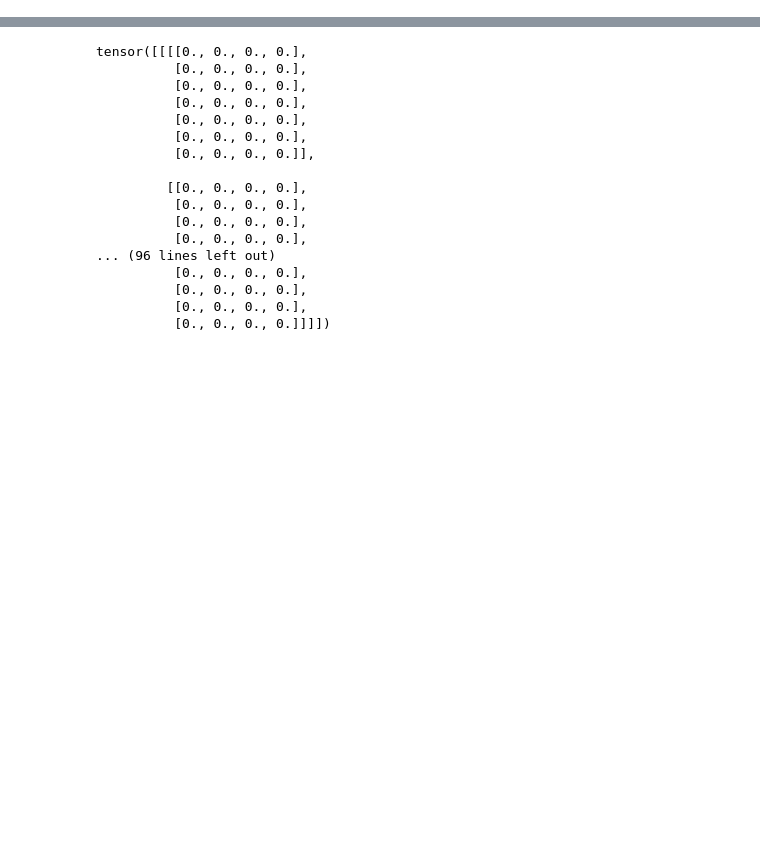
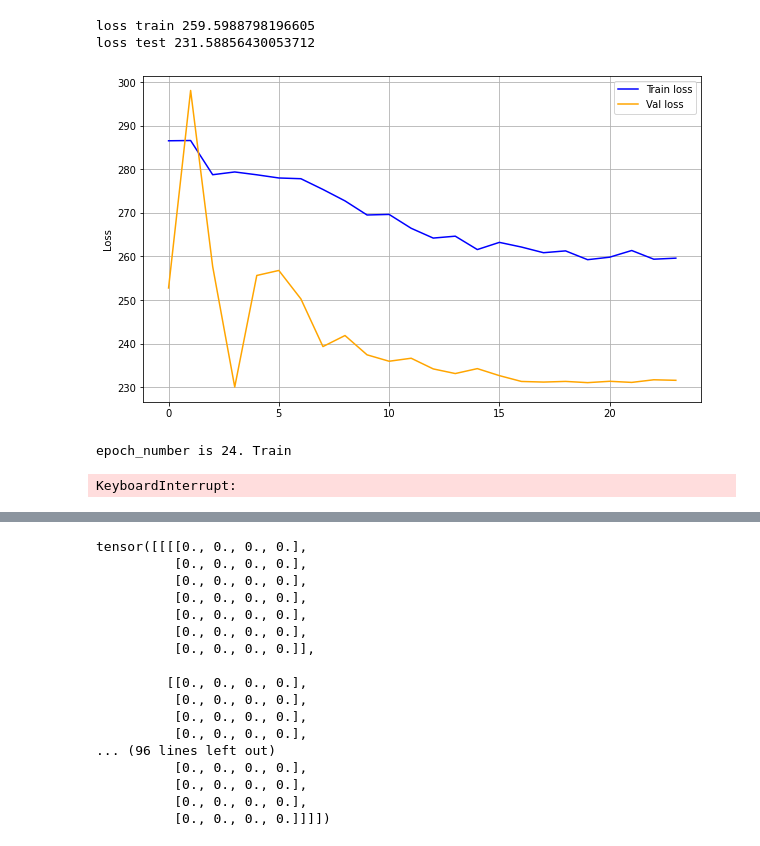
Before and after one commit to YakubovSlava/PrivateCodeRepo, a Jupyter notebook: ObjectDetection/model.ipynb, the cells around one changed output, grey strips where cells are left out. Drawn from its saved outputs; the diff is of its cells as text; code cells hidden in the pictures; blank space fills up the shorter version.

```diff
--- a/ObjectDetection/model.ipynb
+++ b/ObjectDetection/model.ipynb
@@ -189,0 +323,6 @@ class YoloLoss(nn.Module):
+# %%
+lr = 2e-5
+device = 'cuda' if torch.cuda.is_available() else 'cpu'
+# device='cpu'
+batch_size = 4
+epochs = 100
@@ -189,0 +332,13 @@ class YoloLoss(nn.Module):
+# %%
+model = Yolov1(3, split_size=7, num_boxes=2, num_classes=2).to(device)
+optimizer = torch.optim.Adam(model.parameters(), lr = lr)
+loss_function = YoloLoss2(7, 2, 2)
+scheduler = ReduceLROnPlateau(optimizer=optimizer, factor=0.5, patience=2, threshold=1e-3)
+# %%
+train_dataset = VOCDataset('train.csv',7,2,2)
+test_dataset = VOCDataset('test.csv',7,2,2)
+train_dataloader = DataLoader(train_dataset, batch_size=batch_size, shuffle=True, drop_last=True)
+test_dataloader = DataLoader(test_dataset, batch_size=batch_size, shuffle=False, drop_last=False)
+# %%
+all_train_losses = []
+all_test_losses = []
@@ -189,0 +396,8 @@ class YoloLoss(nn.Module):
+# %%
+train_model(model, epochs, loss_function, optimizer, scheduler, train_dataloader, test_dataloader)
+# %% [output]
+loss train 259.5988798196605
+loss test 231.58856430053712
+[figure, added]
+epoch_number is 24. Train
+KeyboardInterrupt:
```
Also changed, not shown: parts of 39 cells of this notebook, 1 other file.
